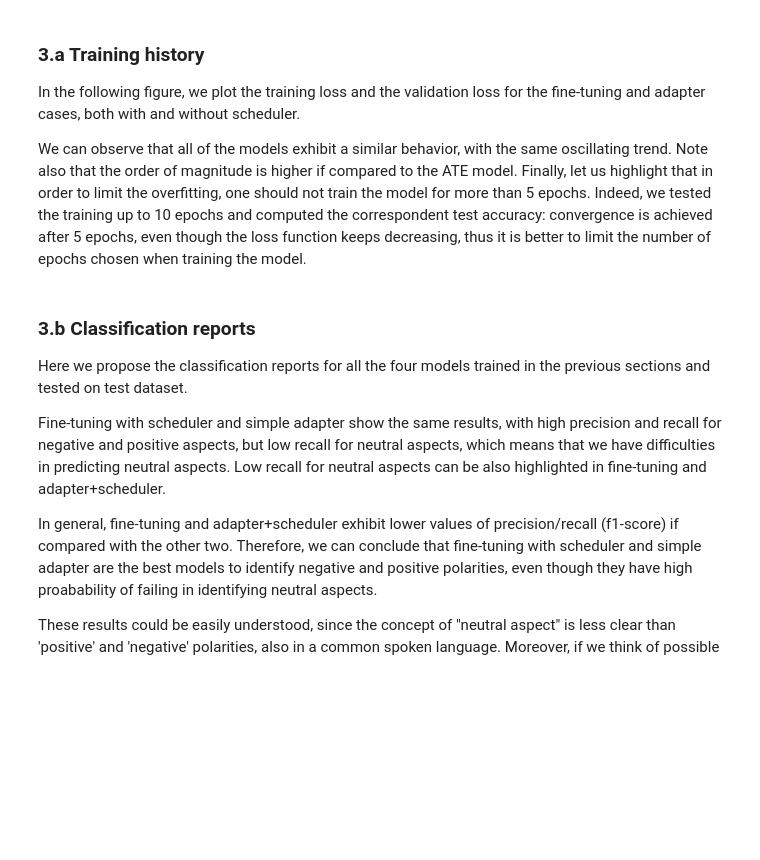
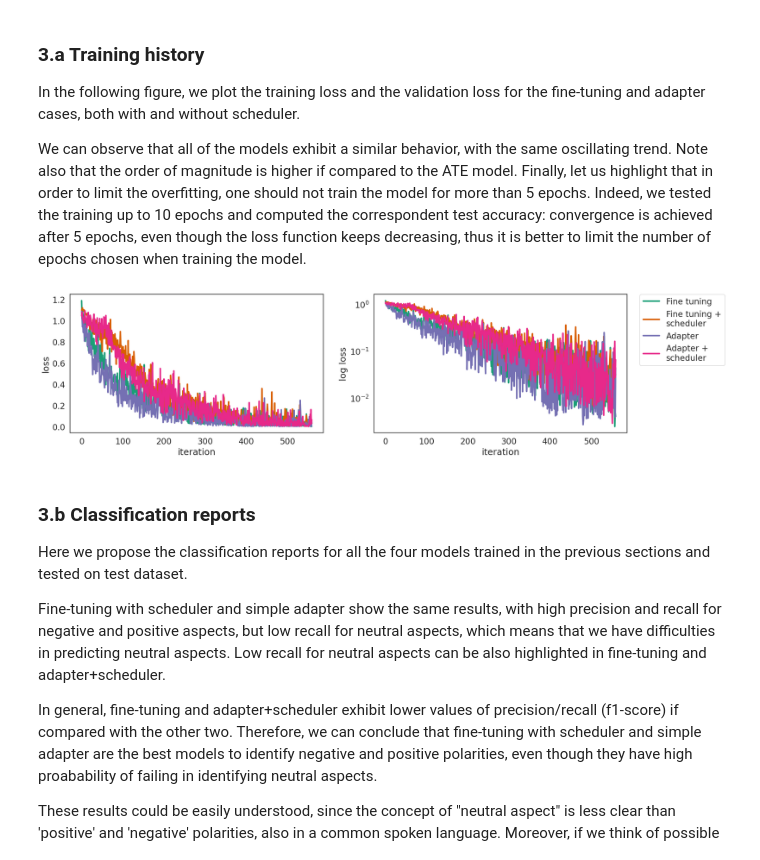
Before and after one commit to JackyLiuAI/BERT-ABSA, a Jupyter notebook: src/main.ipynb, the cells around one changed output. Saved outputs shown, nothing was run; the diff lists cells and outputs as text; code cells hidden in the pictures; blank space fills up the shorter version.

```diff
--- a/src/main.ipynb
+++ b/src/main.ipynb
@@ -423,27 +577,41 @@ In the following figure, we plot the training loss and the validation loss for t
 
 We can observe that all of the models exhibit a similar behavior, with the same oscillating trend. Note also that the order of magnitude is higher if compared to the ATE model. Finally, let us highlight that in order to limit the overfitting, one should not train the model for more than 5 epochs. Indeed, we tested the training up to 10 epochs and computed the correspondent test accuracy: convergence is achieved after 5 epochs, even though the loss function keeps decreasing, thus it is better to limit the number of epochs chosen when training the model.
 # %%
-lossABTE = np.loadtxt('model_ABSA/losses_lr1e-05_epochs5_batch8.txt')
-lossABTE_AS = np.loadtxt('model_ABSA_adapter_scheduler/losses_lr1e-05_epochs5_batch8.txt')
-lossABTE_S = np.loadtxt('model_ABSA_scheduler/losses_lr1e-05_epochs5_batch8.txt')
-lossABTE_A = np.loadtxt('model_ABSA_adapter/losses_lr1e-05_epochs5_batch8.txt')
+lossABTE = np.loadtxt(f'../weights/model_ABSA/losses_lr{lr}_epochs{epochs}_batch{batch}.txt')
+lossABTE_AS = np.loadtxt(f'../weights/model_ABSA_adapter_scheduler/losses_lr{lr}_epochs{epochs}_batch{batch}.txt')
+lossABTE_S = np.loadtxt(f'../weights/model_ABSA_scheduler/losses_lr{lr}_epochs{epochs}_batch{batch}.txt')
+lossABTE_A = np.loadtxt(f'../weights/model_ABSA_adapter/losses_lr{lr}_epochs{epochs}_batch{batch}.txt')
 
-sns.set_theme (style="white", rc={"lines.linewidth": 3}, font_scale=1.5, palette="Dark2")
-fig, ax = plt.subplots(figsize=(18,5))
+# 设置 Seaborn 主题
+sns.set_theme(style="white", rc={"lines.linewidth": 3}, font_scale=1.5, palette="Dark2")
+fig, ax = plt.subplots(1, 2, figsize=(20, 5))
 
-sns.lineplot(range(len(lossABTE)), lossABTE, ax=ax, label = 'Fine tuning')
-sns.lineplot(range(len(lossABTE_S)), lossABTE_S, ax=ax, label = 'Fine tuning +\nscheduler')
-sns.lineplot(range(len(lossABTE_A)), lossABTE_A, ax=ax, label = 'Adapter')
-sns.lineplot(range(len(lossABTE_AS)), lossABTE_AS, ax=ax, label = 'Adapter +\nscheduler')
+# 绘制折线图
+for i in [0, 1]:
+    sns.lineplot(x=range(len(lossABTE)), y=lossABTE, ax=ax[i], label='Fine tuning')
+    sns.lineplot(x=range(len(lossABTE_S)), y=lossABTE_S, ax=ax[i], label='Fine tuning +\nscheduler')
+    sns.lineplot(x=range(len(lossABTE_A)), y=lossABTE_A, ax=ax[i], label='Adapter')
+    sns.lineplot(x=range(len(lossABTE_AS)), y=lossABTE_AS, ax=ax[i], label='Adapter +\nscheduler')
 
-ax.set_xlabel('iteration')
-ax.set_ylabel('loss')
-ax.legend(bbox_to_anchor=(1.05, 1), loc=2, borderaxespad=0.)
+    ax[i].set_xlabel('iteration')
+    ax[i].set_ylabel('loss')
 
+# 设置对数尺度
+ax[1].set_yscale('log')
+ax[1].set_ylabel('log loss')
+
+# 隐藏第一个图例
+ax[0].legend().set_visible(False)
+
+# 设置第二个图例位置
+ax[1].legend(bbox_to_anchor=(1.05, 1), loc=2, borderaxespad=0.)
+
+# 保存结果
 if not os.path.isdir('results_ABSA'):
     os.makedirs('results_ABSA')
-
 fig.savefig('results_ABSA/loss_lr{:.5f}_epochs{}_batch{}.pdf'.format(lr, epochs, batch), dpi=300, bbox_inches='tight')
+# %% [output]
+[figure, added]
 # %% [markdown]
 ### 3.b Classification reports
 
```
Also changed, not shown: parts of 16 cells of this notebook, 57 other files.
